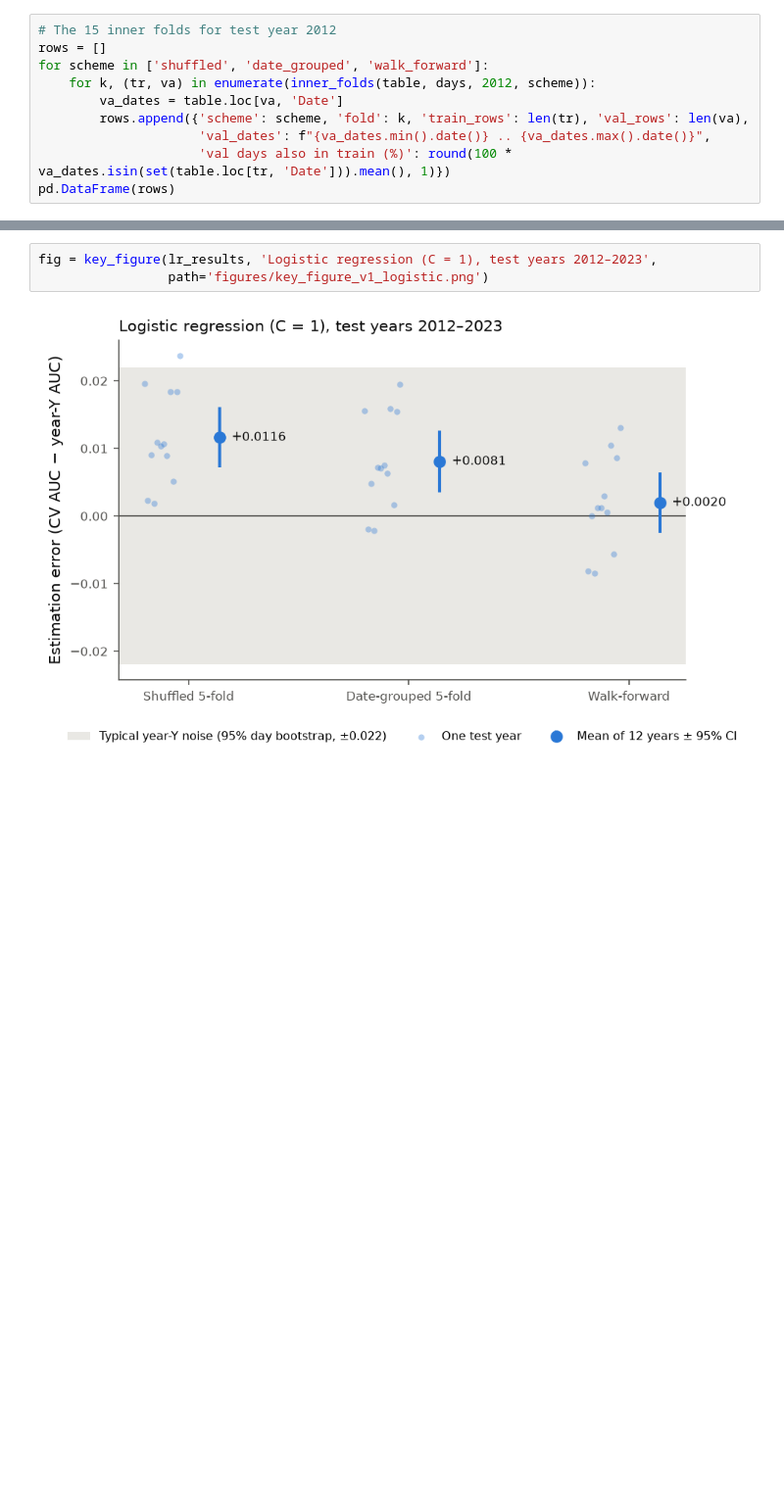
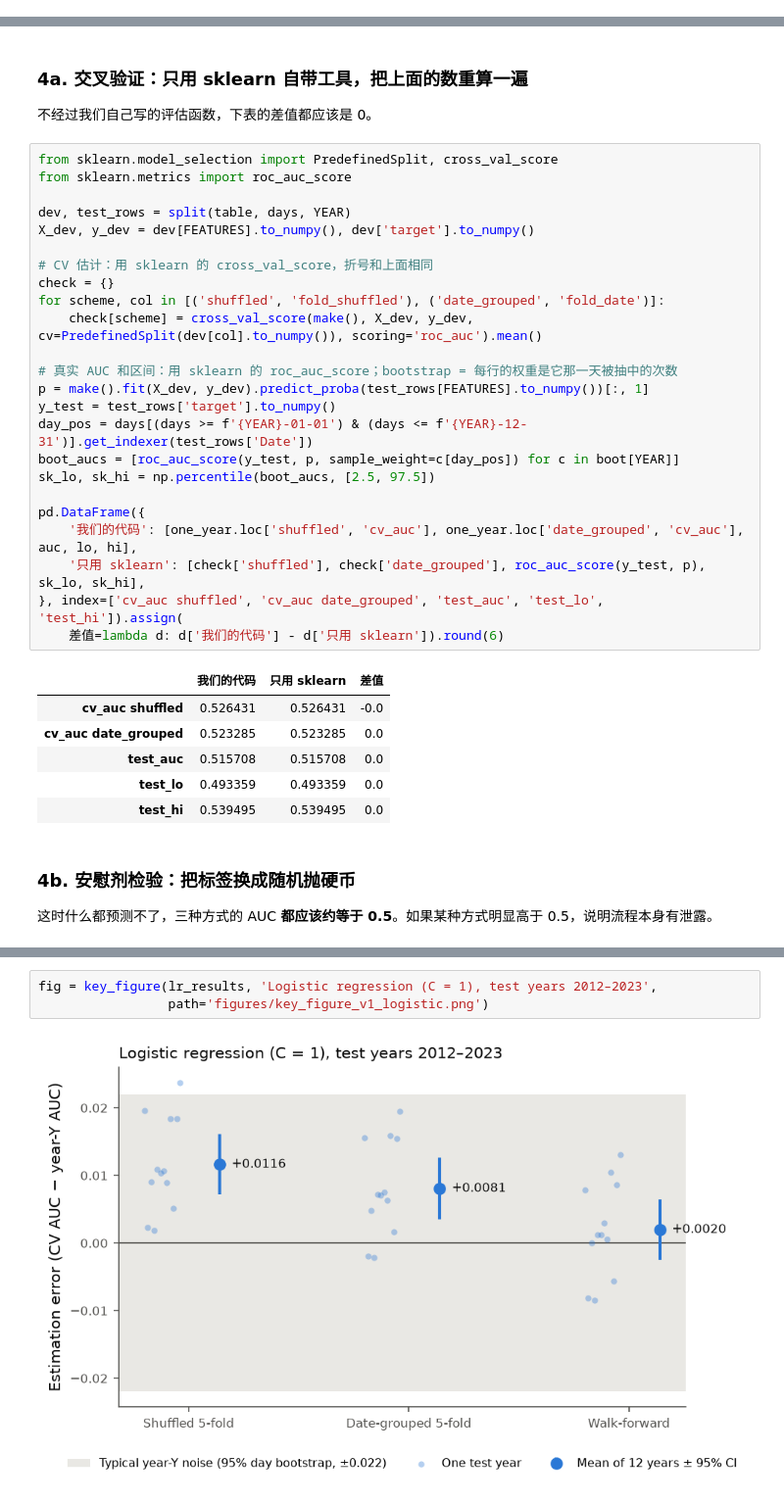
Before and after one commit to wjin2025/ese5420-finalpaper, a Jupyter notebook: analysis.ipynb, the cells around one changed output, grey strips where cells are left out. Shown at 98% size. Drawn from its saved outputs; the diff is of its cells as text; blank space fills up the shorter version.

```diff
--- a/analysis.ipynb
+++ b/analysis.ipynb
@@ -145,10 +0,0 @@ Bootstrap resamples for 2012: (1000, 250) (resamples x trading days)
-# %%
-# The 15 inner folds for test year 2012
-rows = []
-for scheme in ['shuffled', 'date_grouped', 'walk_forward']:
-    for k, (tr, va) in enumerate(inner_folds(table, days, 2012, scheme)):
-        va_dates = table.loc[va, 'Date']
-        rows.append({'scheme': scheme, 'fold': k, 'train_rows': len(tr), 'val_rows': len(va),
-                     'val_dates': f"{va_dates.min().date()} .. {va_dates.max().date()}",
-                     'val days also in train (%)': round(100 * va_dates.isin(set(table.loc[tr, 'Date'])).mean(), 1)})
-pd.DataFrame(rows)
@@ -311,0 +216,37 @@ display(by_scheme.round(4), paired.round(4))
+# %% [markdown]
+### 4a. 交叉验证：只用 sklearn 自带工具，把上面的数重算一遍
+不经过我们自己写的评估函数，下表的差值都应该是 0。
+# %%
+from sklearn.model_selection import PredefinedSplit, cross_val_score
+from sklearn.metrics import roc_auc_score
+
+dev, test_rows = split(table, days, YEAR)
+X_dev, y_dev = dev[FEATURES].to_numpy(), dev['target'].to_numpy()
+
+# CV 估计：用 sklearn 的 cross_val_score，折号和上面相同
+check = {}
+for scheme, col in [('shuffled', 'fold_shuffled'), ('date_grouped', 'fold_date')]:
+    check[scheme] = cross_val_score(make(), X_dev, y_dev, cv=PredefinedSplit(dev[col].to_numpy()), scoring='roc_auc').mean()
+
+# 真实 AUC 和区间：用 sklearn 的 roc_auc_score；bootstrap = 每行的权重是它那一天被抽中的次数
+p = make().fit(X_dev, y_dev).predict_proba(test_rows[FEATURES].to_numpy())[:, 1]
+y_test = test_rows['target'].to_numpy()
+day_pos = days[(days >= f'{YEAR}-01-01') & (days <= f'{YEAR}-12-31')].get_indexer(test_rows['Date'])
+boot_aucs = [roc_auc_score(y_test, p, sample_weight=c[day_pos]) for c in boot[YEAR]]
+sk_lo, sk_hi = np.percentile(boot_aucs, [2.5, 97.5])
+
+pd.DataFrame({
+    '我们的代码': [one_year.loc['shuffled', 'cv_auc'], one_year.loc['date_grouped', 'cv_auc'], auc, lo, hi],
+    '只用 sklearn': [check['shuffled'], check['date_grouped'], roc_auc_score(y_test, p), sk_lo, sk_hi],
+}, index=['cv_auc shuffled', 'cv_auc date_grouped', 'test_auc', 'test_lo', 'test_hi']).assign(
+    差值=lambda d: d['我们的代码'] - d['只用 sklearn']).round(6)
+# %% [output]
+|  | 我们的代码 | 只用 sklearn | 差值 |
+| cv_auc shuffled | 0.526431 | 0.526431 | -0.0 |
+| cv_auc date_grouped | 0.523285 | 0.523285 | 0.0 |
+| test_auc | 0.515708 | 0.515708 | 0.0 |
+| test_lo | 0.493359 | 0.493359 | 0.0 |
+| test_hi | 0.539495 | 0.539495 | 0.0 |
+# %% [markdown]
+### 4b. 安慰剂检验：把标签换成随机抛硬币
+这时什么都预测不了，三种方式的 AUC **都应该约等于 0.5**。如果某种方式明显高于 0.5，说明流程本身有泄露。
```
Also changed, not shown: parts of 51 cells of this notebook, 18 other files.
